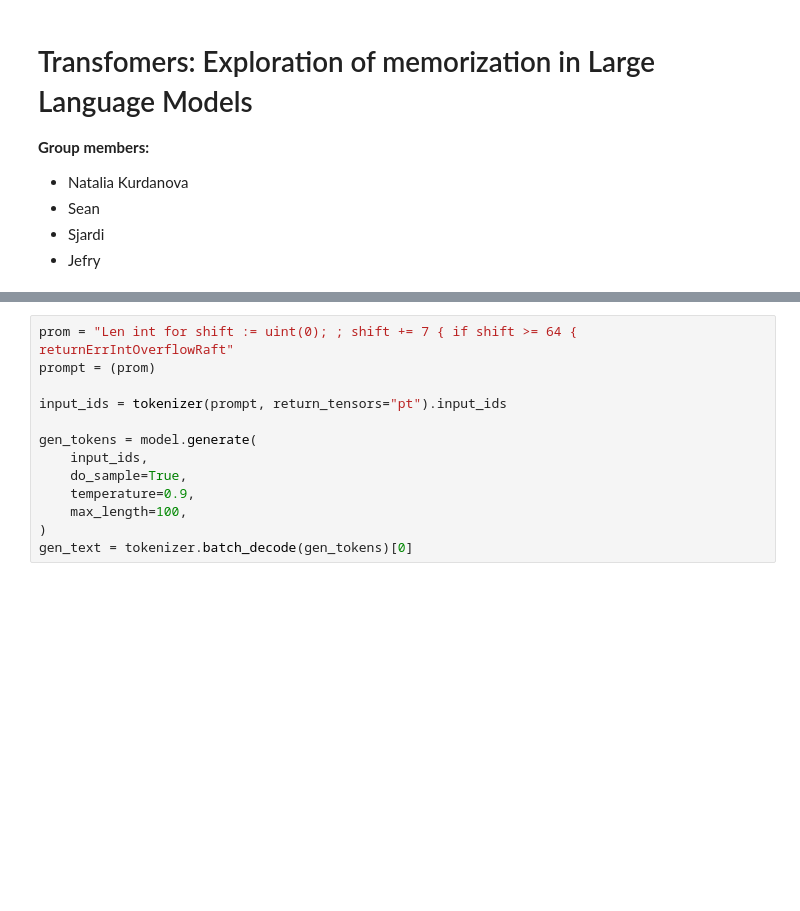
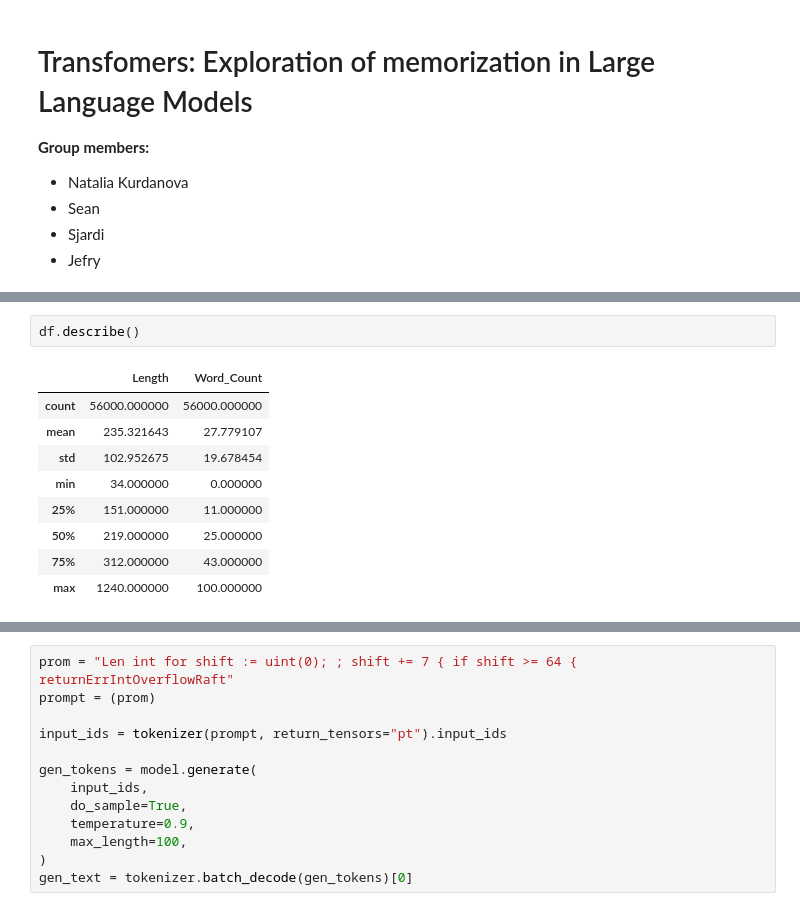
Before and after one commit to NataliaKurd/transformers_end_assignment, a Jupyter notebook: transfomers_project.ipynb, the cells around one changed output, grey strips where cells are left out. Saved outputs shown, nothing was run; the diff lists cells and outputs as text; blank space fills up the shorter version.

```diff
--- a/transfomers_project.ipynb
+++ b/transfomers_project.ipynb
@@ -258,0 +119,12 @@ Number of unique words: 218530
+# %%
+df.describe()
+# %% [output]
+|  | Length | Word_Count |
+| count | 56000.000000 | 56000.000000 |
+| mean | 235.321643 | 27.779107 |
+| std | 102.952675 | 19.678454 |
+| min | 34.000000 | 0.000000 |
+| 25% | 151.000000 | 11.000000 |
+| 50% | 219.000000 | 25.000000 |
+| 75% | 312.000000 | 43.000000 |
+| max | 1240.000000 | 100.000000 |
```
Also changed, not shown: parts of 60 cells of this notebook.
